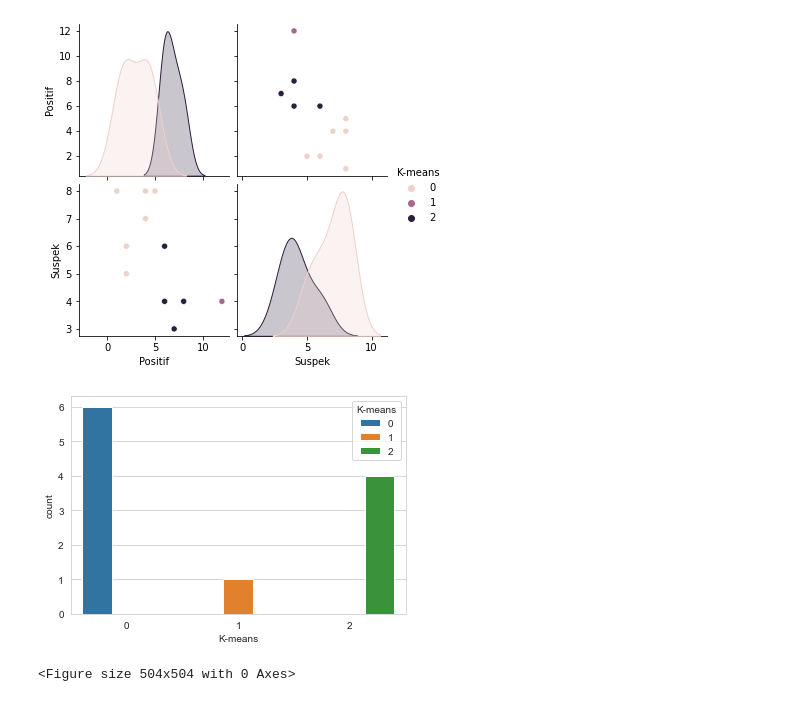
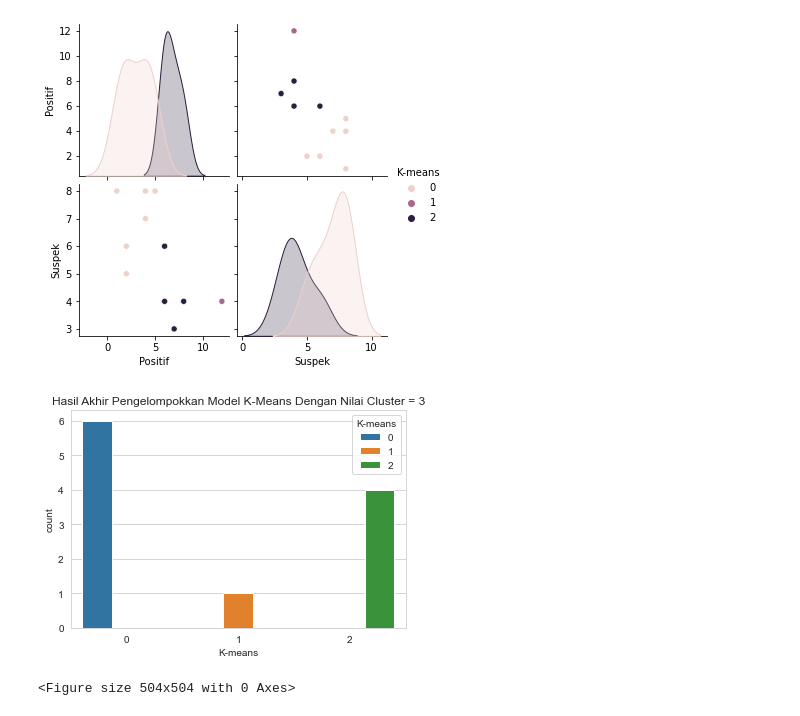
Before and after one commit to pramudianzaheka92/ClusteringK-Means, a Jupyter notebook: Project-Pengujian Clustering Menggunakan Model K-Means.ipynb, the cells around one changed output. Drawn from its saved outputs; the diff is of its cells as text; code cells hidden in the pictures.

```diff
--- a/Project-Pengujian Clustering Menggunakan Model K-Means.ipynb
+++ b/Project-Pengujian Clustering Menggunakan Model K-Means.ipynb
@@ -84,12 +84,13 @@ sns.pairplot(data, hue = "K-means")
 <seaborn.axisgrid.PairGrid at 0x...>
 [figure]
 # %%
-# Melakukan visualisasi untuk kolom "Kendaraan_Rusak" pada data test
+# Melakukan visualisasi untuk kolom "K-means"
 
 sns.set_style("whitegrid")
+plt.title("Hasil Akhir Pengelompokkan Model K-Means Dengan Nilai Cluster = 3")
 sns.countplot(x="K-means", hue="K-means", data=data)
 plt.figure(figsize=(7, 7))
 plt.show()
 # %% [output]
-[figure, old version]
+[figure, new version]
 <Figure size 504x504 with 0 Axes>
```
